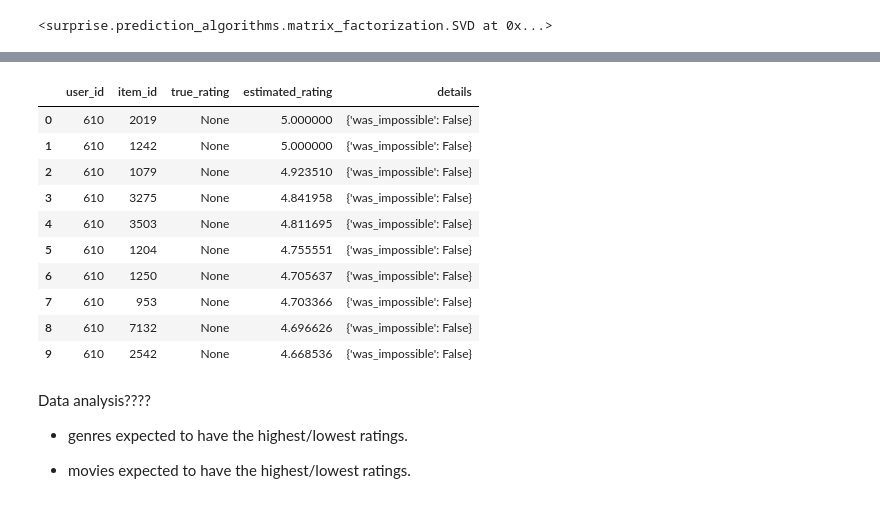
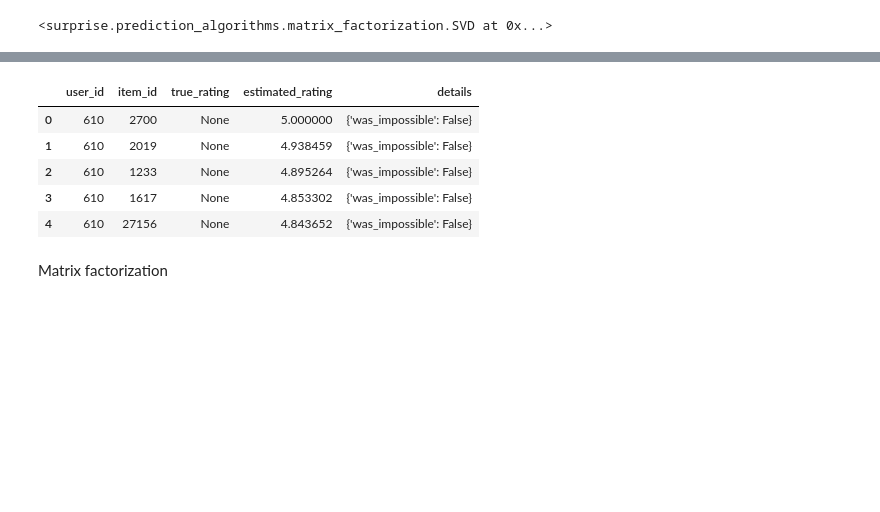
Before and after one commit to DavidGathimbaM/Movie_Recommendation_System, a Jupyter notebook: Joan.ipynb, the cells around one changed output, grey strips where cells are left out. Drawn from its saved outputs; the diff is of its cells as text; code cells hidden in the pictures; blank space fills up the shorter version.

```diff
--- a/Joan.ipynb
+++ b/Joan.ipynb
@@ -76,3 +78,17 @@ dtype: int64
 | 4 | 2 | 89774 | MMA | 1445715200 |
 # %% [markdown]
 **2. Exploratory Data Analysis (EDA)**
+# %%
+ratings_df['timestamp'] = pd.to_datetime(ratings_df['timestamp'], unit='s')
+
+# Create different columns for the time stamp
+ratings_df['year'] = ratings_df['timestamp'].dt.year
+ratings_df['month'] = ratings_df['timestamp'].dt.month
+ratings_df['day'] = ratings_df['timestamp'].dt.day
+ratings_df['hour'] = ratings_df['timestamp'].dt.hour
+ratings_df['minute'] = ratings_df['timestamp'].dt.minute
+ratings_df['second'] = ratings_df['timestamp'].dt.second
+
+
+ratings_df = ratings_df.drop(columns= ['timestamp'])
+ratings_df
@@ -185,0 +446,8 @@ merged_ratings_df.head(20)
+# %%
+from surprise import Dataset, Reader
+
+# Define a Reader object
+reader = Reader(rating_scale=(1, 5))
+
+# Load the dataset into Surprise
+dataset = Dataset.load_from_df(merged_ratings_df[['userId', 'movieId', 'rating']], reader)
@@ -295,23 +626,12 @@ Movie ID: 3503, Predicted Rating: 4.81
 # %%
 predictions_df = pd.DataFrame(predictions, columns= ['user_id', 'item_id', 'true_rating', 'estimated_rating', 'details'])
-
-
-predictions_df.head(10)
+predictions_df.head()
 # %% [output]
 |  | user_id | item_id | true_rating | estimated_rating | details |
-| 0 | 610 | 2019 | None | 5.000000 | {'was_impossible': False} |
-| 1 | 610 | 1242 | None | 5.000000 | {'was_impossible': False} |
-| 2 | 610 | 1079 | None | 4.923510 | {'was_impossible': False} |
-| 3 | 610 | 3275 | None | 4.841958 | {'was_impossible': False} |
-| 4 | 610 | 3503 | None | 4.811695 | {'was_impossible': False} |
-| 5 | 610 | 1204 | None | 4.755551 | {'was_impossible': False} |
-| 6 | 610 | 1250 | None | 4.705637 | {'was_impossible': False} |
-| 7 | 610 | 953 | None | 4.703366 | {'was_impossible': False} |
-| 8 | 610 | 7132 | None | 4.696626 | {'was_impossible': False} |
-| 9 | 610 | 2542 | None | 4.668536 | {'was_impossible': False} |
+| 0 | 610 | 2700 | None | 5.000000 | {'was_impossible': False} |
+| 1 | 610 | 2019 | None | 4.938459 | {'was_impossible': False} |
+| 2 | 610 | 1233 | None | 4.895264 | {'was_impossible': False} |
+| 3 | 610 | 1617 | None | 4.853302 | {'was_impossible': False} |
+| 4 | 610 | 27156 | None | 4.843652 | {'was_impossible': False} |
-# %% [markdown]
-Data analysis????
-
-* genres expected to have the highest/lowest ratings.
-
-* movies expected to have the highest/lowest ratings.
+# %% [markdown]
+Matrix factorization
```
Also changed, not shown: parts of 45 cells of this notebook.
